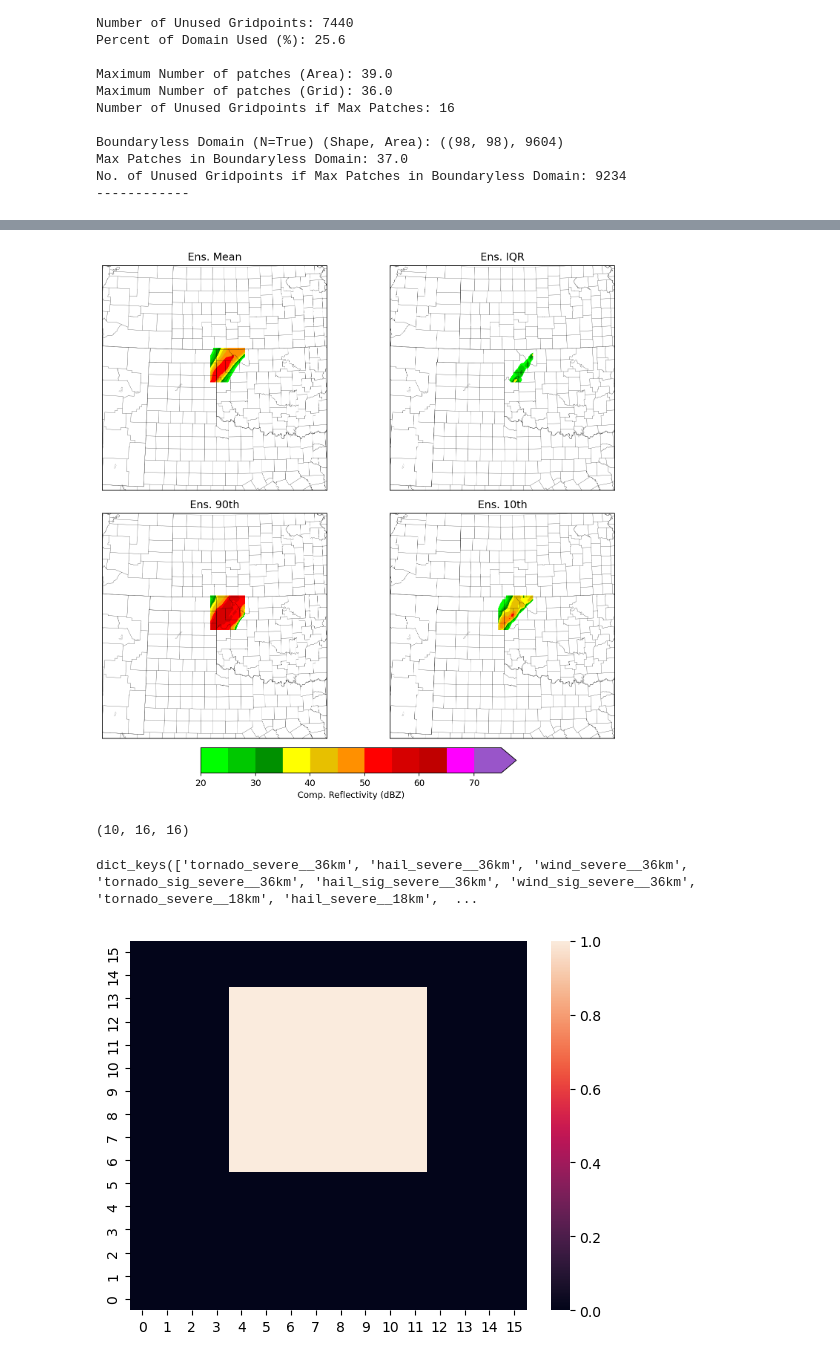
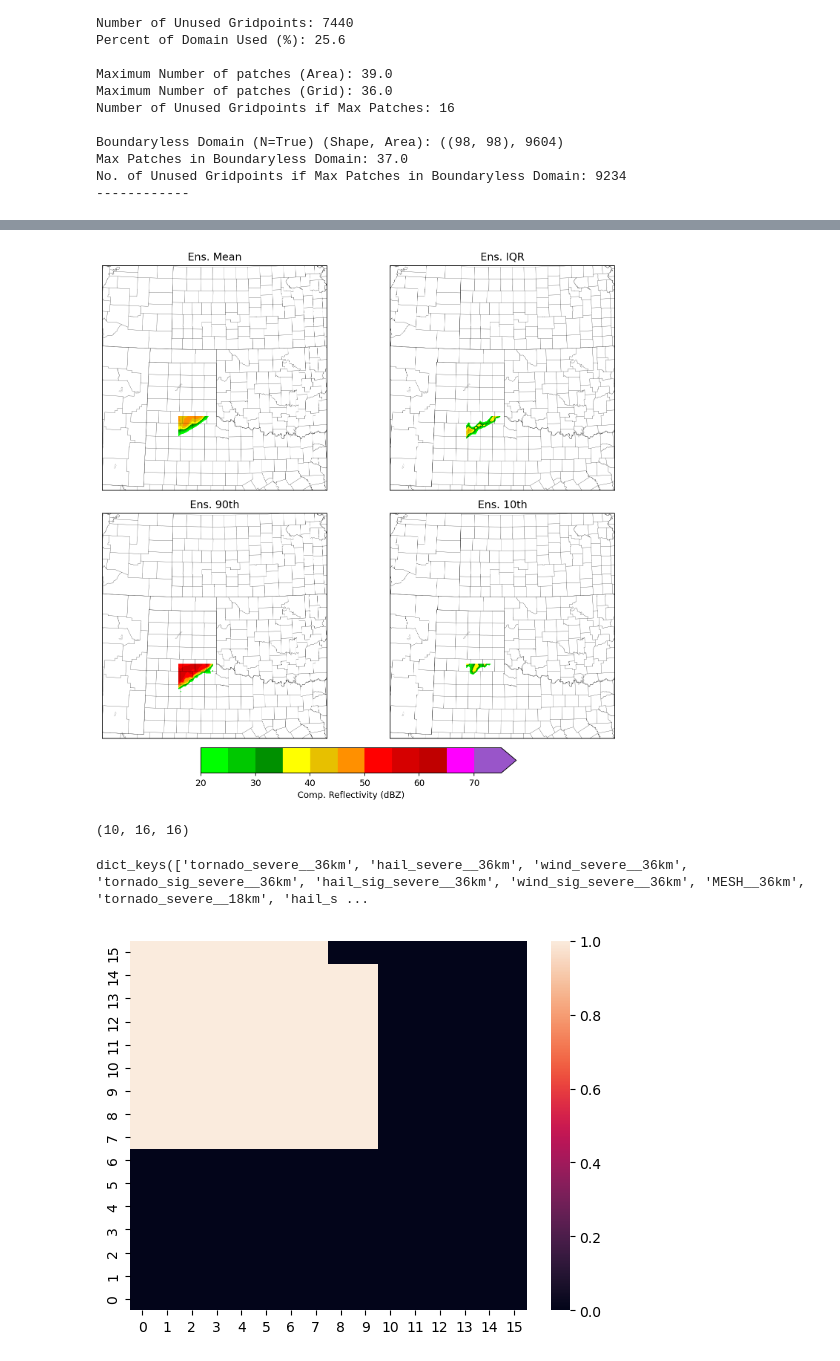
Before and after one commit to svarga1/2to6_hr_severe_wx_deep_learning, a Jupyter notebook: notebooks/PatchExtractor.ipynb, the cells around one changed output, grey strips where cells are left out. Saved outputs shown, nothing was run; the diff lists cells and outputs as text; code cells hidden in the pictures.

Commit message:
Added MESH targets and boundary inset

```diff
--- a/notebooks/PatchExtractor.ipynb
+++ b/notebooks/PatchExtractor.ipynb
@@ -227,6 +228,7 @@ class PatchExtractor:
 
         #Set Object parameters
         self._upscale_size=3
+        self._inset = 2 #Number of points to count as "boundary"
         self._TARGET_SIZES=np.array(np.array(target_sizes)*2, dtype='int') #Convert from radius to diameter
         self._n_ens = 18 #Number of ens. members
         self._env_vars=env_vars
@@ -419,15 +421,15 @@ class PatchExtractor:
         patch_inds=[]
 
         #Number of possible patches, starting from top-left corner
-        patch_no=np.product((len(self._target_grid[0])//self._patch_shape[0],
-                             len(self._target_grid[1])//self._patch_shape[1]))
+        patch_no=np.product(((len(self._target_grid[0])-2*self._inset)//self._patch_shape[0],
+                             (len(self._target_grid[1])-2*self._inset)//self._patch_shape[1]))
 
         #Choose n_patches from the possible patches
         patches = np.random.choice(patch_no, self._n_patches, replace=False)
 
         #Create 2D of possible patches
-        patch_grid=np.arange(0,patch_no).reshape(len(self._target_grid[0])//self._patch_shape[0],
-                                                 len(self._target_grid[1])//self._patch_shape[1])
+        patch_grid=np.arange(0,patch_no).reshape((len(self._target_grid[0])-2*self._inset)//self._patch_shape[0],
+                                                 (len(self._target_grid[1])-2*self._inset)//self._patch_shape[1])
 
         #Find top-left (Y,X) of each patch
         for patch in patches:
@@ -448,8 +450,8 @@ class PatchExtractor:
         #Convert patch_center from top-left bound to center;
         #Doesn't react well to patches with odd dimensions
         for patch_center in self._patch_centers:
-            patch_center = ((patch_center[0]*self._patch_shape[0])+self._patch_shape[0]//2,
-                            (patch_center[1]*self._patch_shape[1])+self._patch_shape[1]//2)
+            patch_center = (((patch_center[0]*self._patch_shape[0])+self._patch_shape[0]//2)+self._inset,
+                            ((patch_center[1]*self._patch_shape[1])+self._patch_shape[1]//2)+self._inset)
             patch_centers.append(patch_center)
 
         self._patch_centers=patch_centers
@@ -551,6 +553,11 @@ class PatchExtractor:
         y = {v : report_ds[v].values[::self._upscale_size, ::self._upscale_size]
              for v in keys}
 
+
+        ##Add MESH and Upscale
+        mesh = MeshGrabber(self._ncfile, self._upscale_size)()
+        y.update({'MESH': mesh[::self._upscale_size, ::self._upscale_size]}); keys.append('MESH')
+
         #Force Binary Values
         for v in y.keys():
             y[v][y[v]>0] = 1
@@ -768,7 +775,7 @@ levels= [dz_levels, dz_levels, dz_levels, dz_levels]
 cmaps=[WoFSColors.nws_dz_cmap, WoFSColors.nws_dz_cmap, WoFSColors.nws_dz_cmap, WoFSColors.nws_dz_cmap]
 labels=['Comp. Reflectivity (dBZ)', 'Comp. Reflectivity (dBZ)','Comp. Reflectivity (dBZ)','Comp. Reflectivity (dBZ)' ]
 title='Comp. Reflectivity Ens. Mean & IQR on 9-km Grid'
-patch_no=7
+patch_no=9
 X_s=[X_patch_stats['comp_dz__time_max__ens_mean'][patch_no-1],X_patch_stats['comp_dz__time_max__ens_IQR'][patch_no-1],X_patch_stats['comp_dz__time_max__ens_90th'][patch_no-1],X_patch_stats['comp_dz__time_max__ens_10th'][patch_no-1]]
 
 conts=[]
@@ -799,7 +806,7 @@ for ax, l in zip(axes.flat, ['Ens. Mean', 'Ens. IQR', 'Ens. 90th', 'Ens. 10th'])
 fig.tight_layout()
 plt.show()
 # %% [output]
-[figure, old version]
+[figure, new version]
 # %%
 np.shape(X_patch_stats['comp_dz__time_max__ens_mean'])
 #Ultimately want shape (patches, Y, X, features)
@@ -809,10 +816,10 @@ np.shape(X_patch_stats['comp_dz__time_max__ens_mean'])
 y = ex.get_targets(ex._forecast_window)
 print(y.keys())
 # %% [output]
-dict_keys(['tornado_severe__36km', 'hail_severe__36km', 'wind_severe__36km', 'tornado_sig_severe__36km', 'hail_sig_severe__36km', 'wind_sig_severe__36km', 'tornado_severe__18km', 'hail_severe__18km',  ...
+dict_keys(['tornado_severe__36km', 'hail_severe__36km', 'wind_severe__36km', 'tornado_sig_severe__36km', 'hail_sig_severe__36km', 'wind_sig_severe__36km', 'MESH__36km', 'tornado_severe__18km', 'hail_s ...
 # %%
 fig, ax =plt.subplots()
-sns.heatmap(y['wind_severe__36km'][6])
+sns.heatmap(y['MESH__36km'][8])
 ax.invert_yaxis()
 # %% [output]
-[figure, old version]
+[figure, new version]
```
Also changed, not shown: parts of 9 cells of this notebook.
